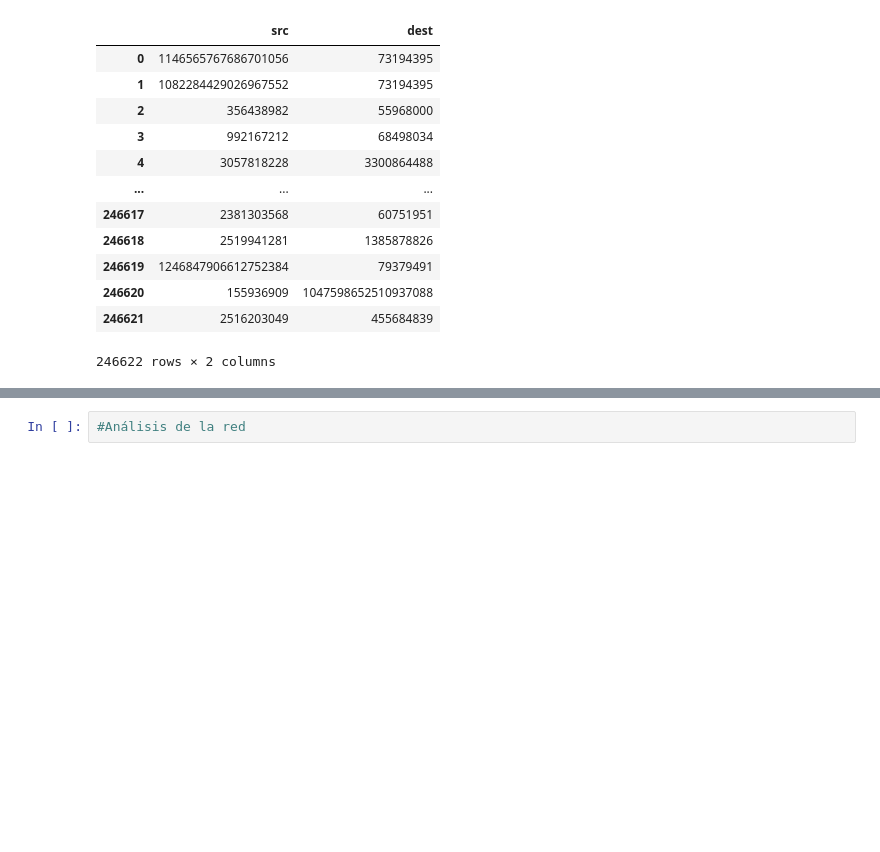
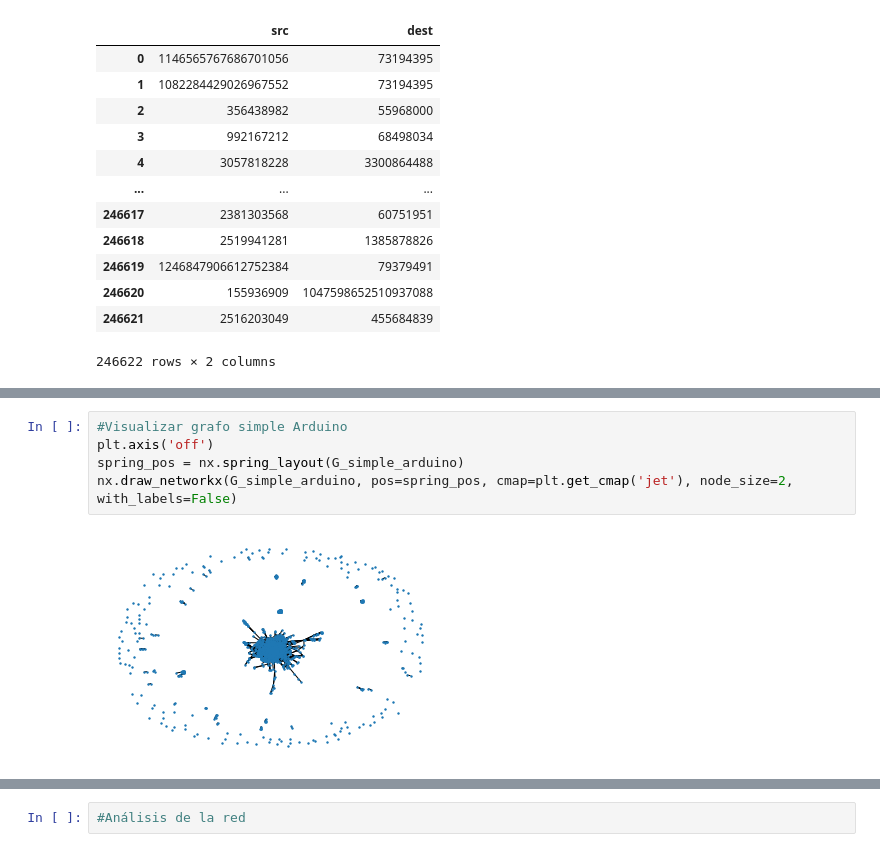
Before and after one commit to jecrespo/Analisis-RRSS-Python, a Jupyter notebook: Proyecto/Proyecto_arduino.ipynb, the cells around one changed output, grey strips where cells are left out. Cells and saved outputs as stored; diff of their text form; blank space fills up the shorter version.

```diff
--- a/Proyecto/Proyecto_arduino.ipynb
+++ b/Proyecto/Proyecto_arduino.ipynb
@@ -315,0 +423,7 @@ grafo_json
+# %%
+#Visualizar grafo simple Arduino
+plt.axis('off')
+spring_pos = nx.spring_layout(G_simple_arduino)
+nx.draw_networkx(G_simple_arduino, pos=spring_pos, cmap=plt.get_cmap('jet'), node_size=2, with_labels=False)
+# %% [output]
+[figure, added]
```
Also changed, not shown: parts of 21 cells of this notebook, 13 other files.
